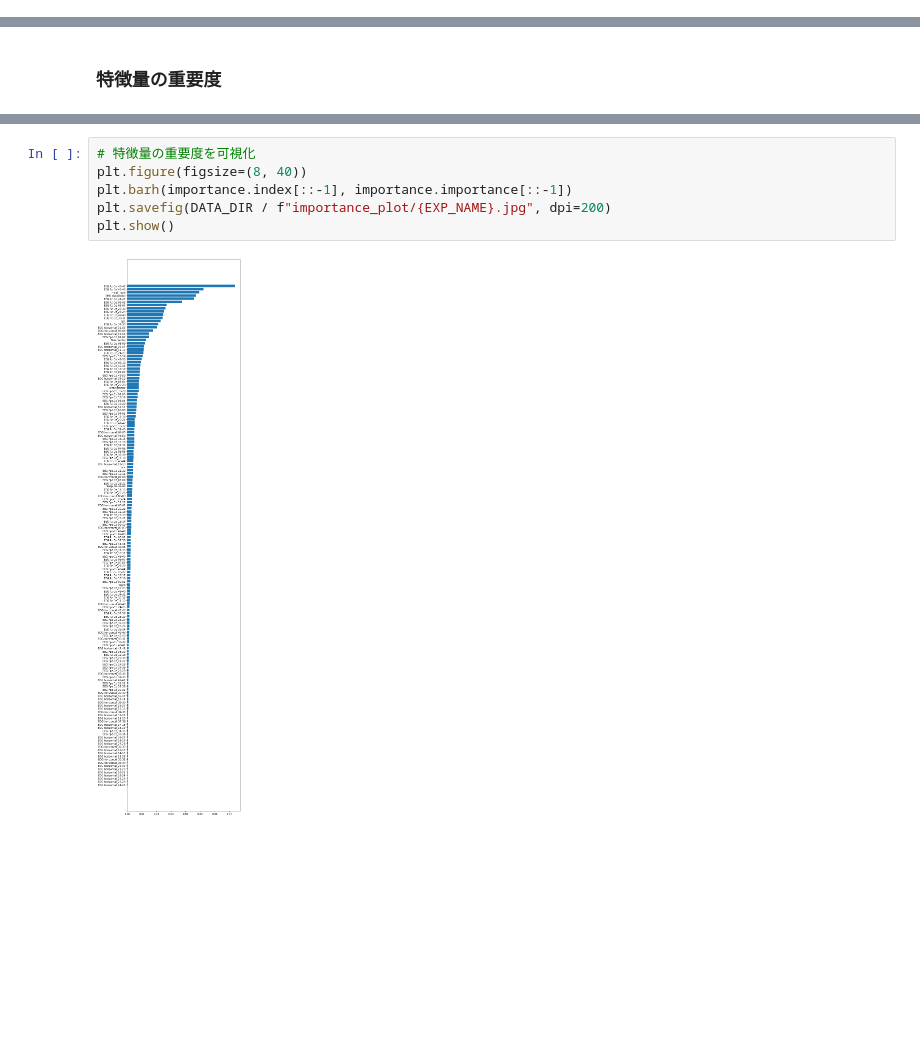
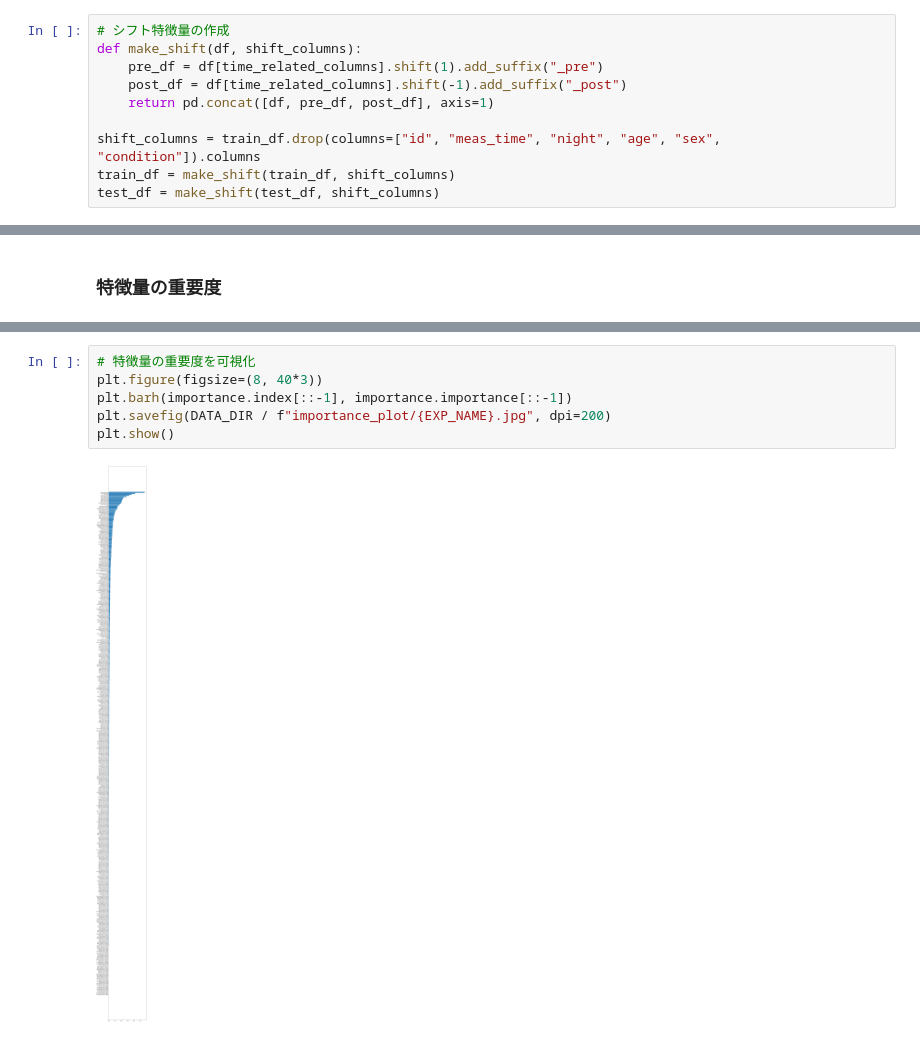
Before and after one commit to Sato-Daichi/Sleep_Stage_Detection, a Jupyter notebook: notebooks/tabular.ipynb, the cells around one changed output, grey strips where cells are left out. Cells and saved outputs as stored; diff of their text form; blank space fills up the shorter version.

```diff
--- a/notebooks/tabular.ipynb
+++ b/notebooks/tabular.ipynb
@@ -109,6 +109,16 @@ def get_minutes(df):
 
 train_df["meas_time"] = get_minutes(train_df)
 test_df["meas_time"] = get_minutes(test_df)
+# %%
+# シフト特徴量の作成
+def make_shift(df, shift_columns):
+    pre_df = df[time_related_columns].shift(1).add_suffix("_pre")
+    post_df = df[time_related_columns].shift(-1).add_suffix("_post")
+    return pd.concat([df, pre_df, post_df], axis=1)
+
+shift_columns = train_df.drop(columns=["id", "meas_time", "night", "age", "sex", "condition"]).columns
+train_df = make_shift(train_df, shift_columns)
+test_df = make_shift(test_df, shift_columns)
 # %% [markdown]
 ### __学習__
 
@@ -290,11 +300,11 @@ importance
 # %%
 # 特徴量の重要度を可視化
-plt.figure(figsize=(8, 40))
+plt.figure(figsize=(8, 40*3))
 plt.barh(importance.index[::-1], importance.importance[::-1])
 plt.savefig(DATA_DIR / f"importance_plot/{EXP_NAME}.jpg", dpi=200)
 plt.show()
 # %% [output]
-[figure, old version]
+[figure, new version]
 # %%
 # indexでソートして表示
 sorted_importance = importance.sort_index()
```
Also changed, not shown: parts of 6 cells of this notebook, 3 other files.
